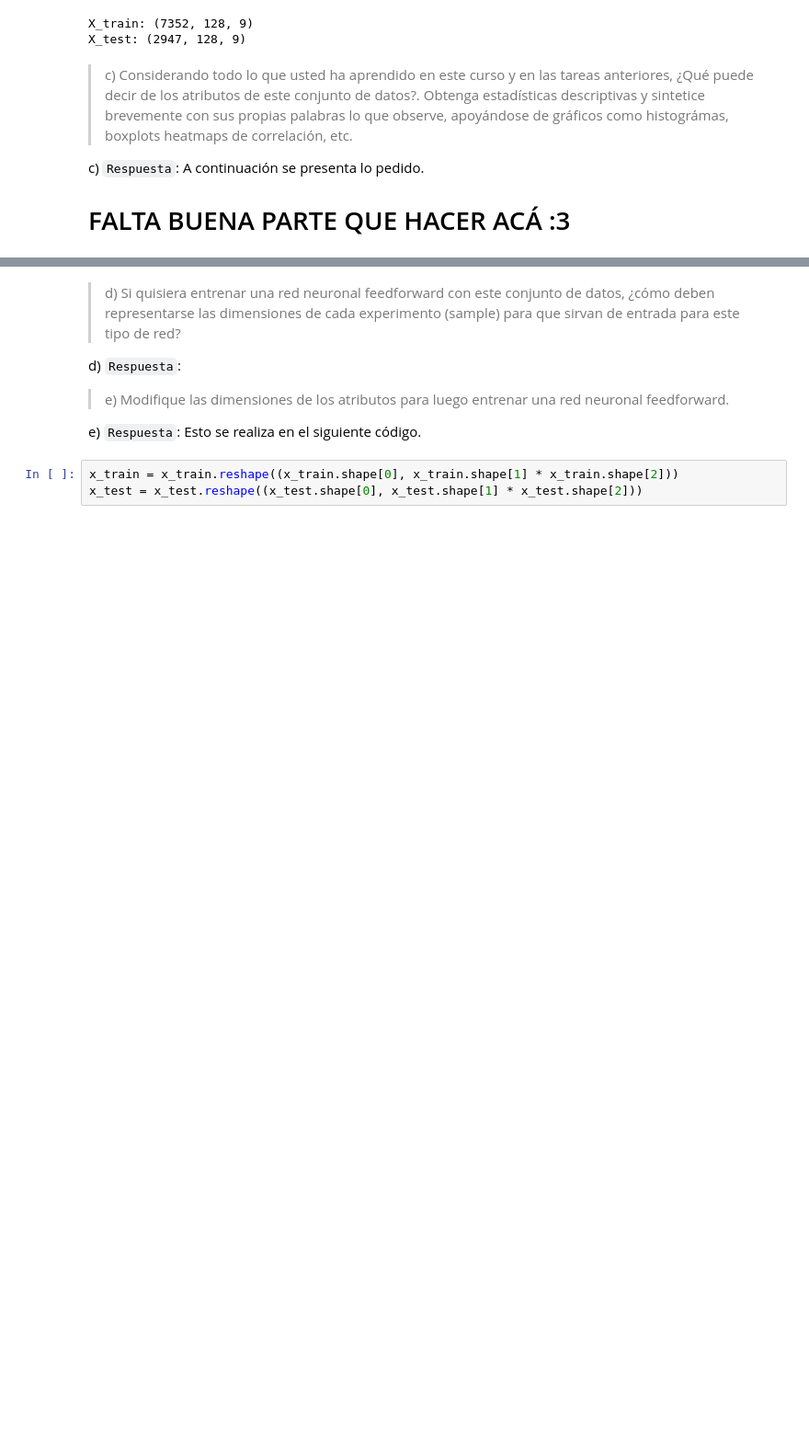
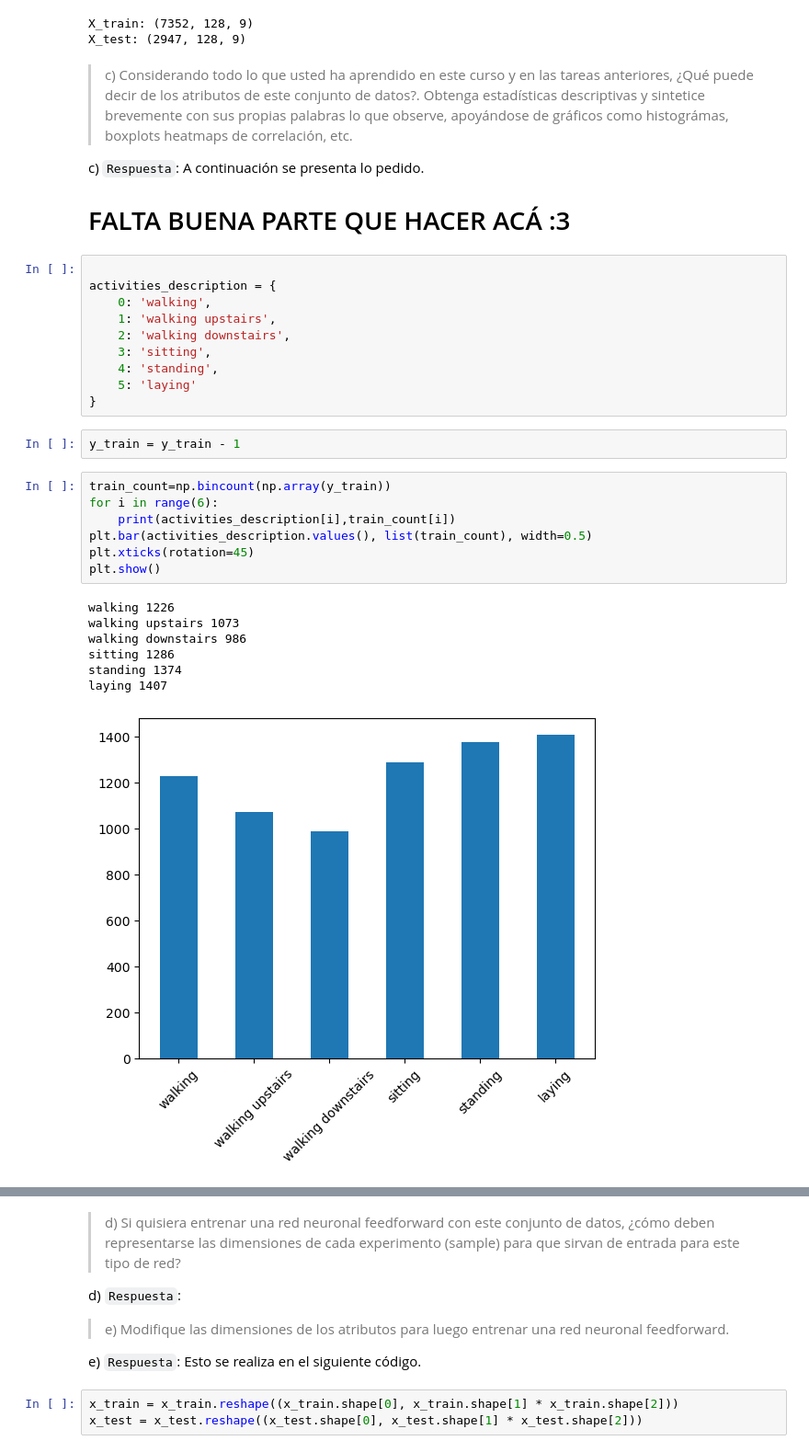
Before and after one commit to Diego-Astaburuaga/Tarea-2-IML, a Jupyter notebook: Entregable_Tarea_2.ipynb, the cells around one changed output, grey strips where cells are left out. Shown at 92% size. Drawn from its saved outputs; the diff is of its cells as text; blank space fills up the shorter version.

```diff
--- a/Entregable_Tarea_2.ipynb
+++ b/Entregable_Tarea_2.ipynb
@@ -1047,3 +1059,30 @@ X_test: (2947, 128, 9)
 c) `Respuesta`: A continuación se presenta lo pedido.
 
 # FALTA BUENA PARTE QUE HACER ACÁ :3
+# %%
+
+activities_description = {
+    0: 'walking',
+    1: 'walking upstairs',
+    2: 'walking downstairs',
+    3: 'sitting',
+    4: 'standing',
+    5: 'laying'
+}
+# %%
+y_train = y_train - 1
+# %%
+train_count=np.bincount(np.array(y_train))
+for i in range(6):
+    print(activities_description[i],train_count[i])
+plt.bar(activities_description.values(), list(train_count), width=0.5)
+plt.xticks(rotation=45)
+plt.show()
+# %% [output]
+walking 1226
+walking upstairs 1073
+walking downstairs 986
+sitting 1286
+standing 1374
+laying 1407
+[figure, added]
```
Also changed, not shown: parts of 10 cells of this notebook.
